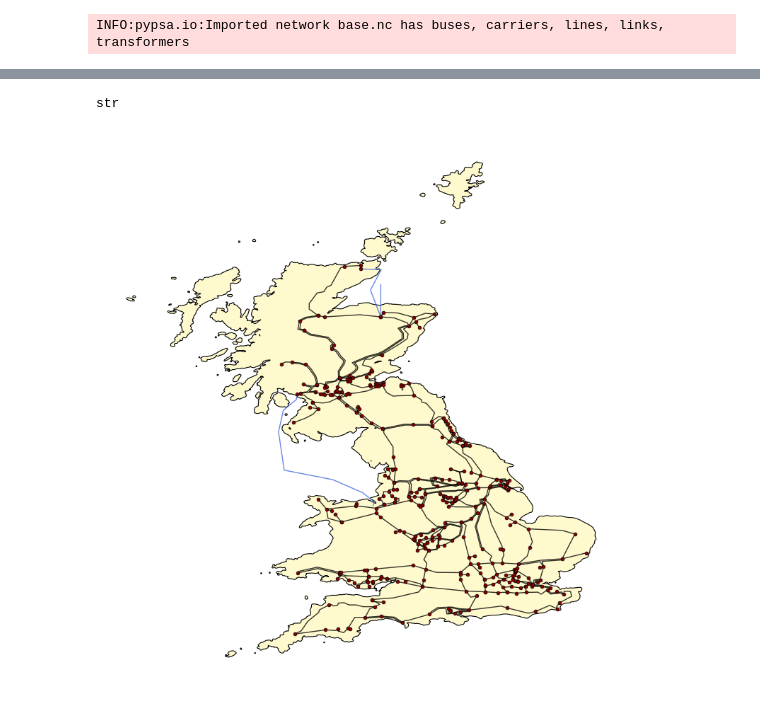
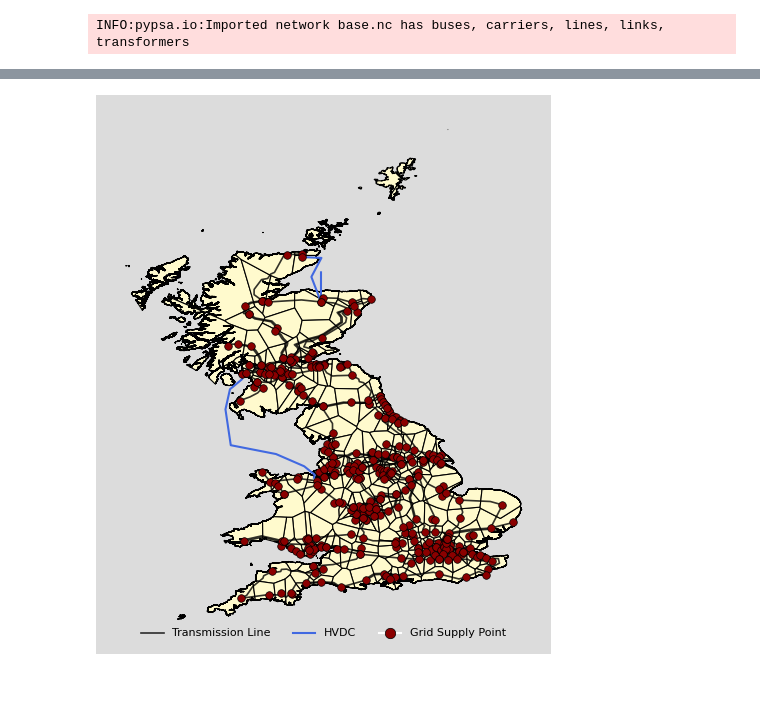
Before and after one commit to LukasFrankenQ/LMP, a Jupyter notebook: notebooks/plot_network.ipynb, the cells around one changed output, grey strips where cells are left out. Cells and saved outputs as stored; diff of their text form; code cells hidden in the pictures.

Commit message:
added network, load and generation plot

```diff
--- a/notebooks/plot_network.ipynb
+++ b/notebooks/plot_network.ipynb
@@ -13,3 +11,8 @@ root = Path.cwd().parent / "resources" / 'live_data' / '2024-03-06_15'
+# %%
+date = "2024-03-06"
+period = 15
+
+root = Path.cwd().parent / "resources" / 'live_data' / '{}_{}'.format(date, period)
 # %%
 # n = pypsa.Network(root / 'network_s_nodal.nc')
 # n = pypsa.Network(root.parent.parent / 'networks' / 'gen.nc')
@@ -38,33 +28,76 @@ Name: geometry, Length: 479, dtype: object
 # %%
 buses = gpd.GeoDataFrame(n.buses, geometry=gpd.points_from_xy(n.buses.x, n.buses.y))
 buses = buses.loc[buses.geometry.within(regions.geometry[0])]
-# %%
-type(n.lines.geometry.iloc[0])
-# %% [output]
-str
 # %%
 lines = gpd.GeoDataFrame(n.lines, geometry=[wkt.loads(x) for x in n.lines.geometry])
 lines = lines.loc[lines.bus0.isin(buses.index) & lines.bus1.isin(buses.index)]
 links = gpd.GeoDataFrame(n.links, geometry=[wkt.loads(x) for x in n.links.geometry])
 links = links.loc[links.bus0.isin(buses.index) & links.bus1.isin(buses.index)]
 # %%
-fig, ax = plt.subplots(1, 1, figsize=(10, 10))
+from matplotlib.lines import Line2D
+from matplotlib.patches import Patch, Circle
+
+size = (7, 7)
+background_color = 'gainsboro'
+
+fig, ax = plt.subplots(1, 1, figsize=size)
+fig.patch.set_facecolor(background_color)
+ax.set_facecolor(background_color)
+
+handles, labels = [], []
 
 regions.plot(ax=ax, edgecolor='black', facecolor='lemonchiffon', alpha=1, zorder=0, linewidth=0.8)
-lines.plot(ax=ax, color='black', linewidth=1, alpha=0.8, zorder=1)
-links.plot(ax=ax, color='royalblue', linewidth=1, alpha=0.8, zorder=1)
-ax.scatter(buses.x, buses.y, s=12, color='darkred', edgecolor='black', alpha=1, linewidth=0.5)
+
+line_kwargs = dict(linewidth=1.2, alpha=0.8, zorder=1, color='black')
+lines.plot(ax=ax, **line_kwargs)
+
+handles.append(Line2D([0], [0], **line_kwargs))
+labels.append("Transmission Line")
+
+link_kwargs = dict(linewidth=1.5, color='royalblue')
+links.plot(ax=ax, zorder=1, **link_kwargs)
+
+handles.append(Line2D([0], [0], **link_kwargs))
+labels.append("HVDC")
+
+s = 30
+gsp_kwargs = dict(s=s, edgecolor='black', alpha=1, linewidth=0.5, color='darkred')
+ax.scatter(buses.x, buses.y, **gsp_kwargs)
+
+handles.append(
+    Line2D(
+        [], [],
+        color='w',
+        marker='o',
+        markersize=s/4,
+        markerfacecolor='darkred',
+        markeredgewidth=0.5,
+        markeredgecolor='black',
+        )
+    )
+labels.append("Grid Supply Point")
+
+ax.legend(
+    handles,
+    labels,
+    loc='lower center',
+    fontsize=8,
+    borderpad=0,
+    labelspacing=0.5,
+    frameon=False,
+    ncol=3,
+    )
 
 ax.spines['top'].set_visible(False)
 ax.spines['bottom'].set_visible(False)
 ax.spines['right'].set_visible(False)
 ax.spines['left'].set_visible(False)
 
 ax.set_xticks([])
 ax.set_yticks([])
 
-plt.savefig('network_layout.pdf')
+plt.savefig('network_layout.png', dpi=300)
 
 plt.show()
 # %% [output]
-[figure, old version]
+[figure, new version]
```
Also changed, not shown: parts of 8 cells of this notebook.
